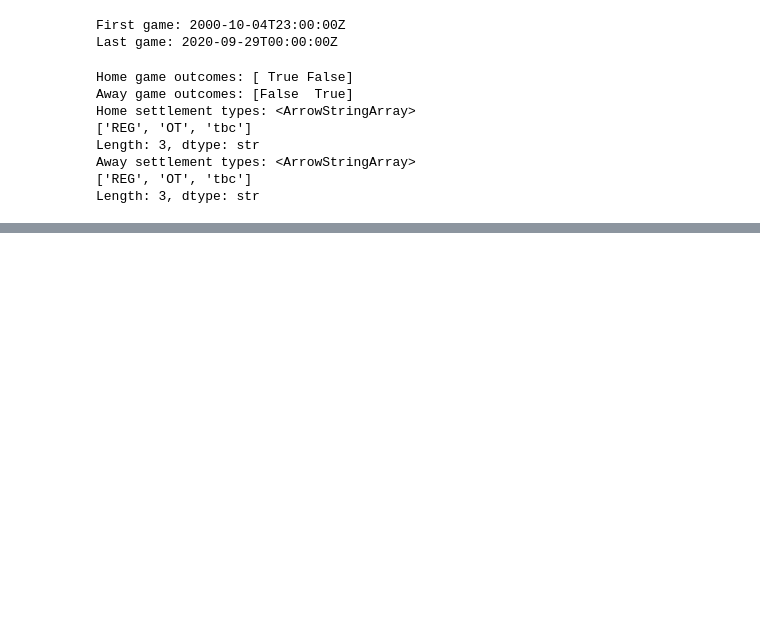
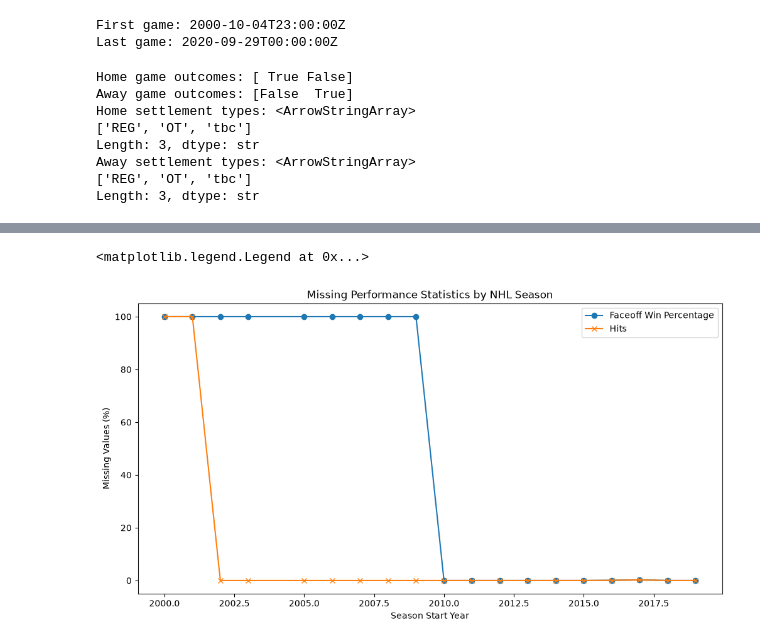
Before and after one commit to jbenigeriBU/DX602-Final-Project, a Jupyter notebook: DX602_Final_Project.ipynb, the cells around one changed output, grey strips where cells are left out. Saved outputs shown, nothing was run; the diff lists cells and outputs as text; code cells hidden in the pictures; blank space fills up the shorter version.

```diff
--- a/DX602_Final_Project.ipynb
+++ b/DX602_Final_Project.ipynb
@@ -161,0 +265,15 @@ Our next steps in Section 3 are to investigate and handle the missing values, co
+# %%
+# Removing All-Star games from cleaned dataset
+game_stats_clean = game_stats_clean[
+    game_stats_clean["game_type"] != "All-Star"
+].copy()
+
+# Verifying the changes to game types
+
+print("Cleaned dataset dimensions:", game_stats_clean.shape)
+
+print("\nRemaining game types:")
+print(game_stats_clean["game_type"].value_counts())
+
+print("\nMissing team names:")
+print(game_stats_clean[["home_team", "away_team"]].isna().sum())
@@ -161,0 +406,25 @@ Our next steps in Section 3 are to investigate and handle the missing values, co
+# %%
+# Investigate missing-value percentages across NHL seasons
+plt.figure(figsize=(12, 6))
+
+plt.plot(
+    missing_by_season.index,
+    missing_by_season["home_faceOffWinPercentage"],
+    marker="o",
+    label="Faceoff Win Percentage"
+)
+
+plt.plot(
+    missing_by_season.index,
+    missing_by_season["home_hits"],
+    marker="x",
+    label="Hits"
+)
+
+plt.title("Missing Performance Statistics by NHL Season")
+plt.xlabel("Season Start Year")
+plt.ylabel("Missing Values (%)")
+plt.legend()
+# %% [output]
+<matplotlib.legend.Legend at 0x...>
+[figure, added]
```
Also changed, not shown: parts of 40 cells of this notebook.
